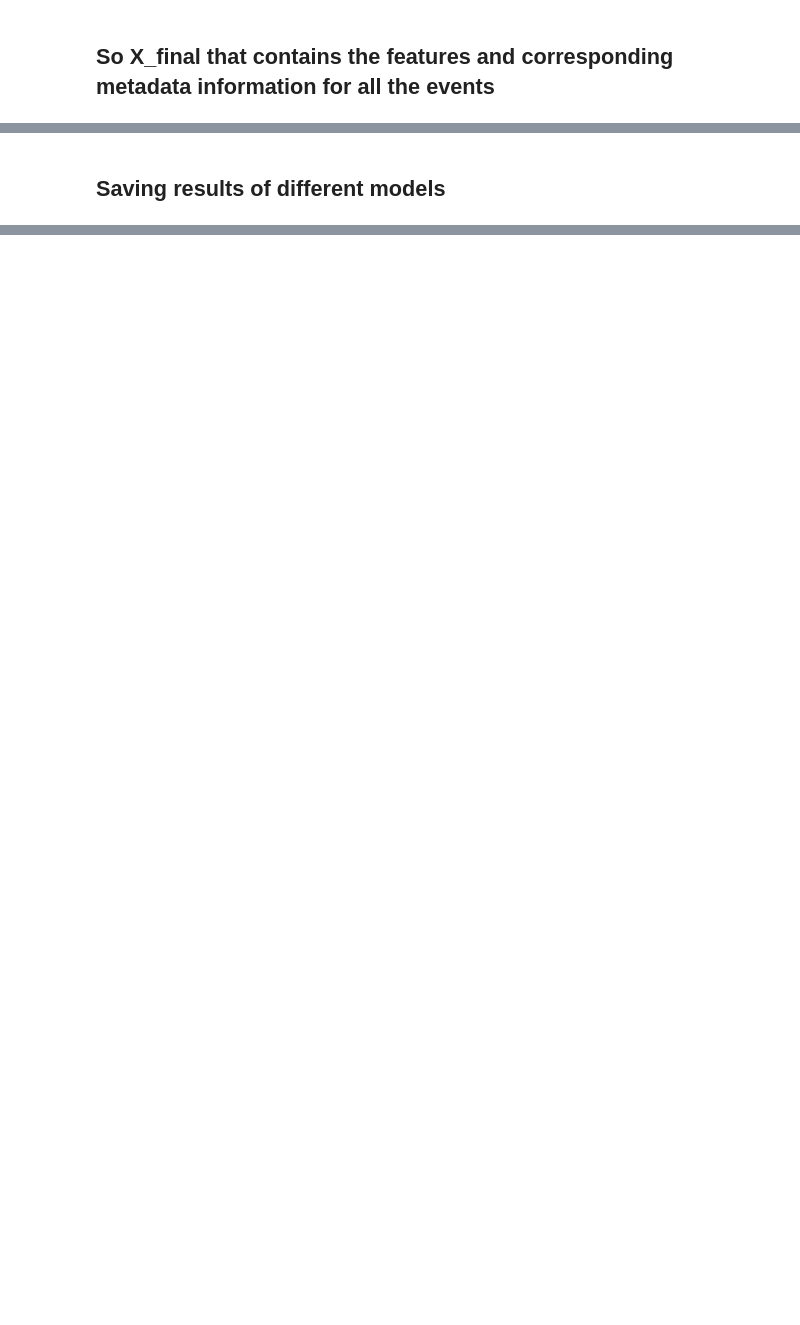
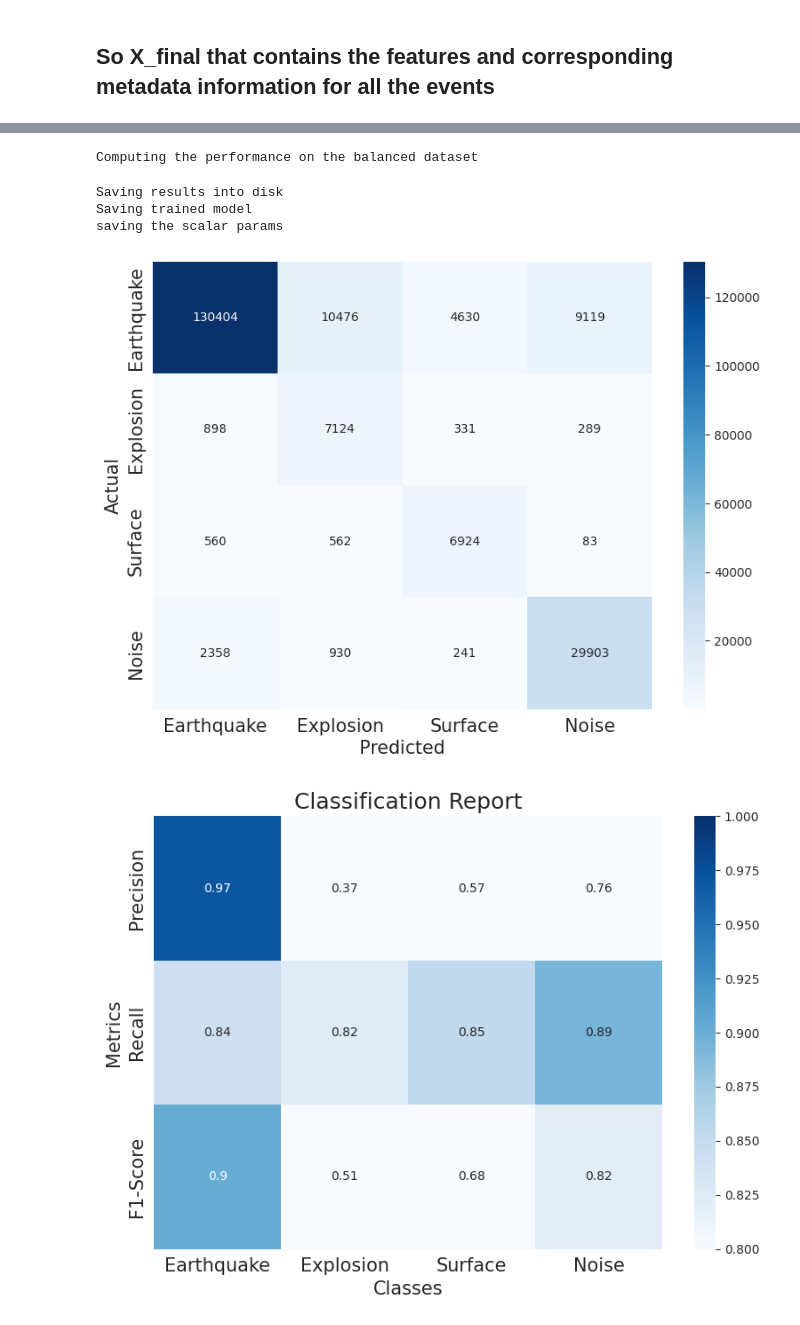
Before and after one commit to Akashkharita/PNW_Seismic_Event_Classification, a Jupyter notebook: notebooks/classification_based_on_tsfel_features_only.ipynb, the cells around one changed output, grey strips where cells are left out. Drawn from its saved outputs; the diff is of its cells as text; code cells hidden in the pictures; blank space fills up the shorter version.

```diff
--- a/notebooks/classification_based_on_tsfel_features_only.ipynb
+++ b/notebooks/classification_based_on_tsfel_features_only.ipynb
@@ -365,6 +520,10 @@ temp_X = pd.DataFrame(scaled_features, columns= temp_X.columns)
 # %%
+temp_X = X_scaled.drop(['serial_no','source','new_event_id'], axis = 1)
+y = X_scaled['source'].values
+
+
 # Apply random undersampling using imbalanced-learn library
-rus = RandomUnderSampler(sampling_strategy={'earthquake':3000, 'explosion':3000, 'surface':3000, 'noise':3000})
+rus = RandomUnderSampler(sampling_strategy={'earthquake':3000, 'explosion':3000, 'surface event':3000, 'noise':3000})
 X_resampled, y_resampled = rus.fit_resample(temp_X, y)
 
 # Initialize the LabelEncoder
@@ -561,8 +689,8 @@ Y_test = X_test['source_type'].values
 # %%
 # Case 1: without adding anything manual
 ## Check the performance
-x_train = X_train.iloc[:, 0:377]
-#x_train = x_train.assign(hod=X_train['hour_of_day'].values, dow=X_train['day_of_week'].values, moy=X_train['month_of_year'].values)
+x_train = X_train.drop(['hour_of_day', 'day_of_week', 'month_of_year', 'serial_no','source','new_event_id'], axis = 1)
+x_train_man = x_train.assign(hod=X_train['hour_of_day'].values, dow=X_train['day_of_week'].values, moy=X_train['month_of_year'].values)
 
-x_test = X_test.iloc[:, 0:377]
-#x_test = x_test.assign(hod=X_test['hour_of_day'].values, dow=X_test['day_of_week'].values, moy=X_test['month_of_year'].values)
+x_test = X_test.drop(['hour_of_day', 'day_of_week', 'month_of_year', 'serial_no','source','new_event_id'], axis = 1)
+x_test_man = x_test.assign(hod=X_test['hour_of_day'].values, dow=X_test['day_of_week'].values, moy=X_test['month_of_year'].values)
@@ -717,28 +696,0 @@ plt.show()
-# %% [markdown]
-## Saving results of different models
-# %%
-# Saving every result into disk
-
-# Saving trace results
-
-## physical + tsfel
-# Save to a file
-with open('../results/trace_report_tsf.pkl', 'wb') as pickle_file:
-    pickle.dump(trace_report_tsf, pickle_file)
-
-
-# Save to a file
-with open('../results/trace_confusion_matrix_tsf.pkl', 'wb') as pickle_file:
-    pickle.dump(trace_cm_tsf, pickle_file)
-
-
-
-# Saving event results
-
-with open('../results/event_report_tsf.pkl', 'wb') as pickle_file:
-    pickle.dump(report_event_tsf, pickle_file)
-
-
-
-with open('../results/event_confusion_matrix_tsf.pkl', 'wb') as pickle_file:
-    pickle.dump(cf_events_tsf, pickle_file)
@@ -744,0 +884,4 @@ with open('../results/event_confusion_matrix_tsf.pkl', 'wb') as pickle_file:
+# %%
+## computing all the results just for physcial features.
+compute_model_performance(x_train = x_train, x_test = x_test, holder = '_tsf_')
+# %% [output]
@@ -744,0 +892,6 @@ with open('../results/event_confusion_matrix_tsf.pkl', 'wb') as pickle_file:
+Computing the performance on the balanced dataset
+Saving results into disk
+Saving trained model
+saving the scalar params
+[figure, added]
+[figure, added]
```
Also changed, not shown: parts of 62 cells of this notebook.
